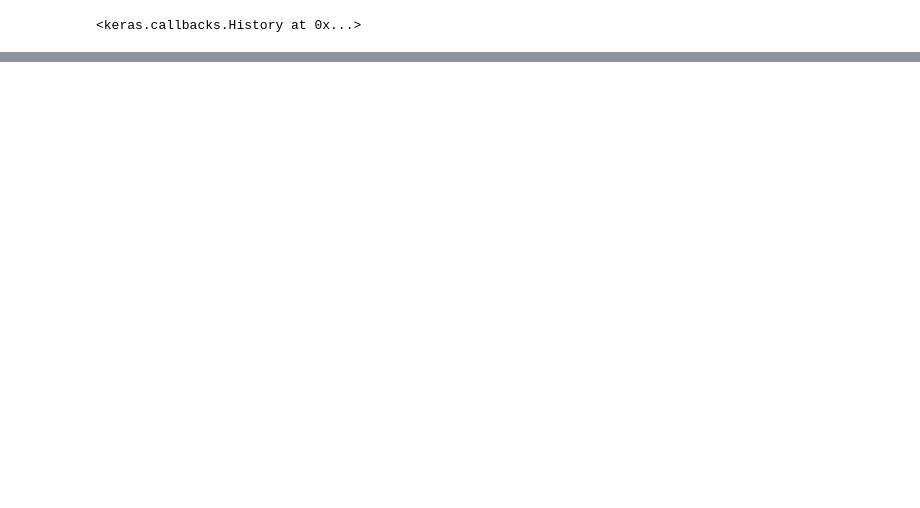
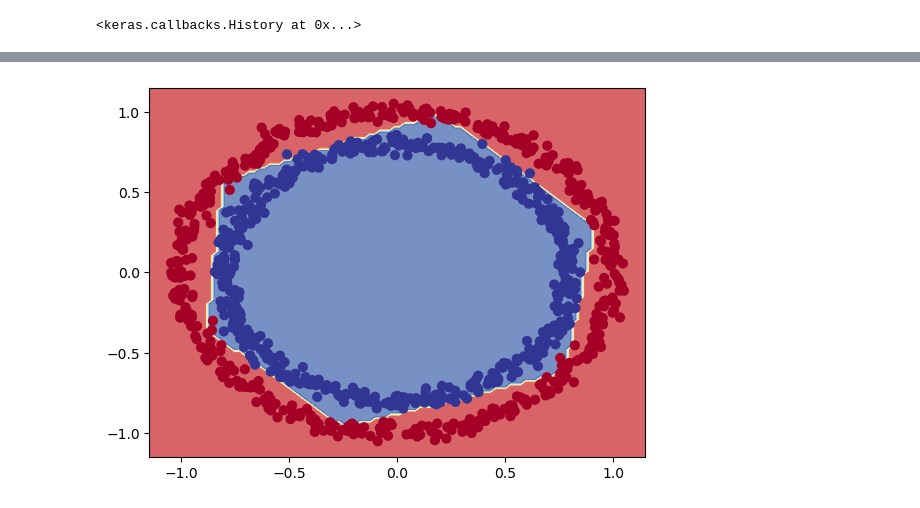
Before and after one commit to PedroCtba/tensorflow-certification-course, a Jupyter notebook: notebooks/02_Classification.ipynb, the cells around one changed output, grey strips where cells are left out. Saved outputs shown, nothing was run; the diff lists cells and outputs as text; code cells hidden in the pictures; blank space fills up the shorter version.

```diff
--- a/notebooks/02_Classification.ipynb
+++ b/notebooks/02_Classification.ipynb
@@ -58,13 +153,12 @@ model_1.evaluate(X, Y)
 # %%
 # Make a model
-model_2 = tf.keras.Sequential([
+model_3 = tf.keras.Sequential([
     tf.keras.layers.Dense(1),
-    tf.keras.layers.Dense(1)
+    tf.keras.layers.Dense(1),
 ])
 
 # Compile
-model_2.compile(loss=tf.keras.losses.BinaryCrossentropy(), optimizer=tf.keras.optimizers.SGD(), metrics=["accuracy"])
+model_3.compile(loss=tf.keras.losses.BinaryCrossentropy(), optimizer=tf.keras.optimizers.SGD(), metrics=["accuracy"])
 
 # Fit
-model_2.fit(X, Y, epochs=100, verbose=0);
-model_2.evaluate(X, Y)
+model_3.fit(X, Y, epochs=500, verbose=0);
@@ -135,0 +273,21 @@ def plot_decision_boundarie(model, X, Y):
+# %%
+# Seed
+tf.random.set_seed(32)
+
+# Make model
+good_nn = tf.keras.Sequential([
+    # This is normal in regression or classification problems, but here, we have activations functions to deal with "non-linearity"
+    tf.keras.layers.Dense(4, activation=tf.keras.activations.relu),
+    tf.keras.layers.Dense(4, activation=tf.keras.activations.relu),
+
+    # This is ABSOLUTELY NECESSARY in classifications models, in order to make past "forces" from the outher neurons being predictions from 0 to 1
+    tf.keras.layers.Dense(1, activation=tf.keras.activations.sigmoid),
+])
+
+# Compile
+good_nn.compile(loss=tf.keras.losses.BinaryCrossentropy(),
+               optimizer=tf.keras.optimizers.Adam(learning_rate=0.001),
+               metrics=["accuracy"])
+
+# Fit
+h = good_nn.fit(X, Y, epochs=250)
@@ -135,0 +312,3 @@ def plot_decision_boundarie(model, X, Y):
+# %%
+plot_decision_boundarie(model=good_nn, X=np.array(X), Y=np.array(Y))
+# %% [output]
@@ -135,0 +317 @@ def plot_decision_boundarie(model, X, Y):
+[figure, added]
```
Also changed, not shown: parts of 48 cells of this notebook.
